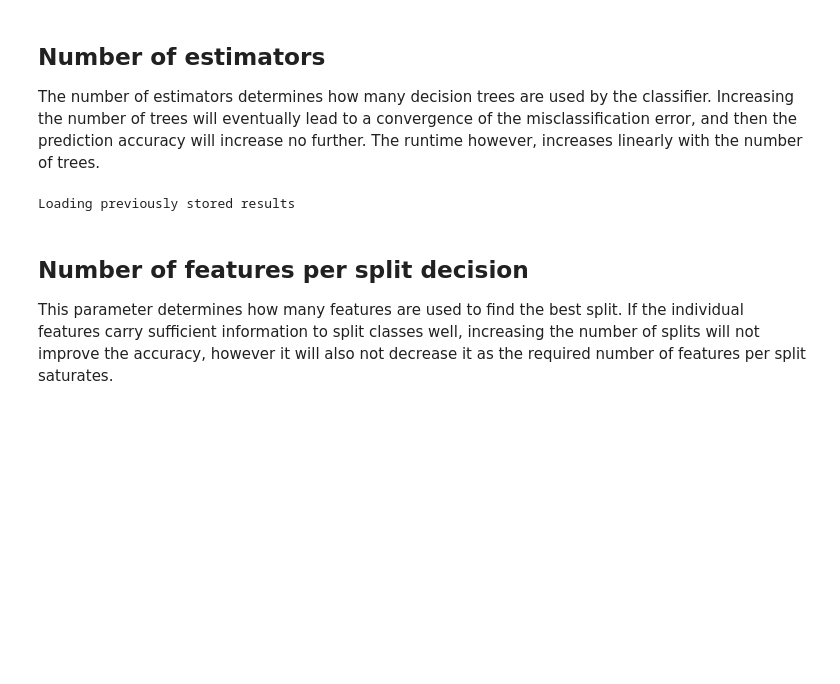
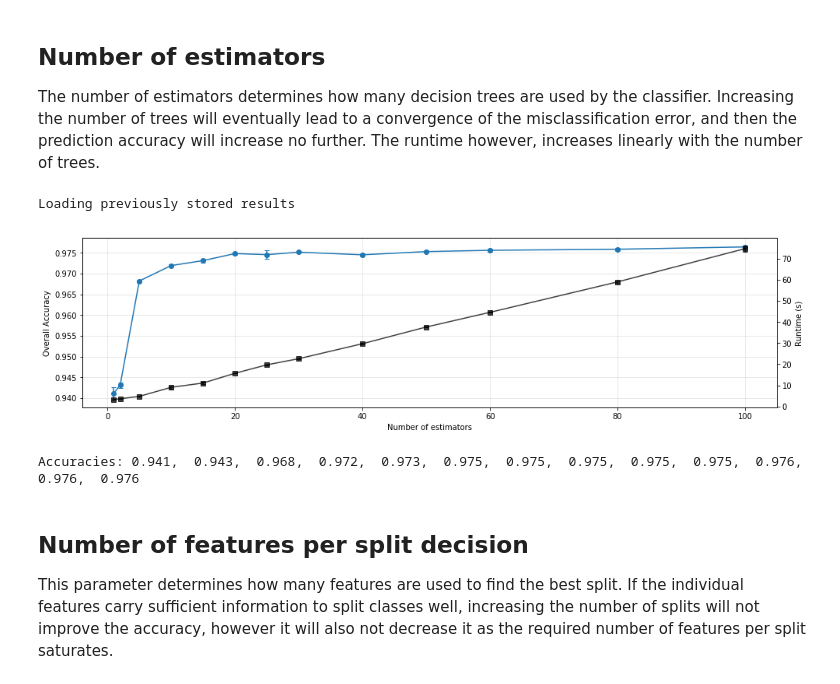
Before and after one commit to virginia-m/classifier_comparison_on_covertype_data, a Jupyter notebook: classification_analysis.ipynb, the cells around one changed output. Saved outputs shown, nothing was run; the diff lists cells and outputs as text; code cells hidden in the pictures; blank space fills up the shorter version.

```diff
--- a/classification_analysis.ipynb
+++ b/classification_analysis.ipynb
@@ -479,12 +482,14 @@ The number of estimators determines how many decision trees are used by the clas
 # %%
 parameter = 'n_estimators'
 parameter_values = [1, 2, 5, 10, 15, 20, 25, 30, 40, 50, 60, 80, 100]
 confs_1, run_times_1 = scan_parameter(parameter, parameter_values,
                                       kwargs={'n_jobs': -1, 'bootstrap': False},
-                                      save_to_txt=True, redo=True)
+                                      save_to_txt=True, redo=False)
 plot_accuracies_and_runtime(parameter=parameter, alias='Number of estimators')
 # %% [output]
 Loading previously stored results
+[figure, added]
+Accuracies: 0.941,  0.943,  0.968,  0.972,  0.973,  0.975,  0.975,  0.975,  0.975,  0.975,  0.976,  0.976,  0.976
 # %% [markdown]
 ## Number of features per split decision
 
```
Also changed, not shown: parts of 16 cells of this notebook, 7 other files.
